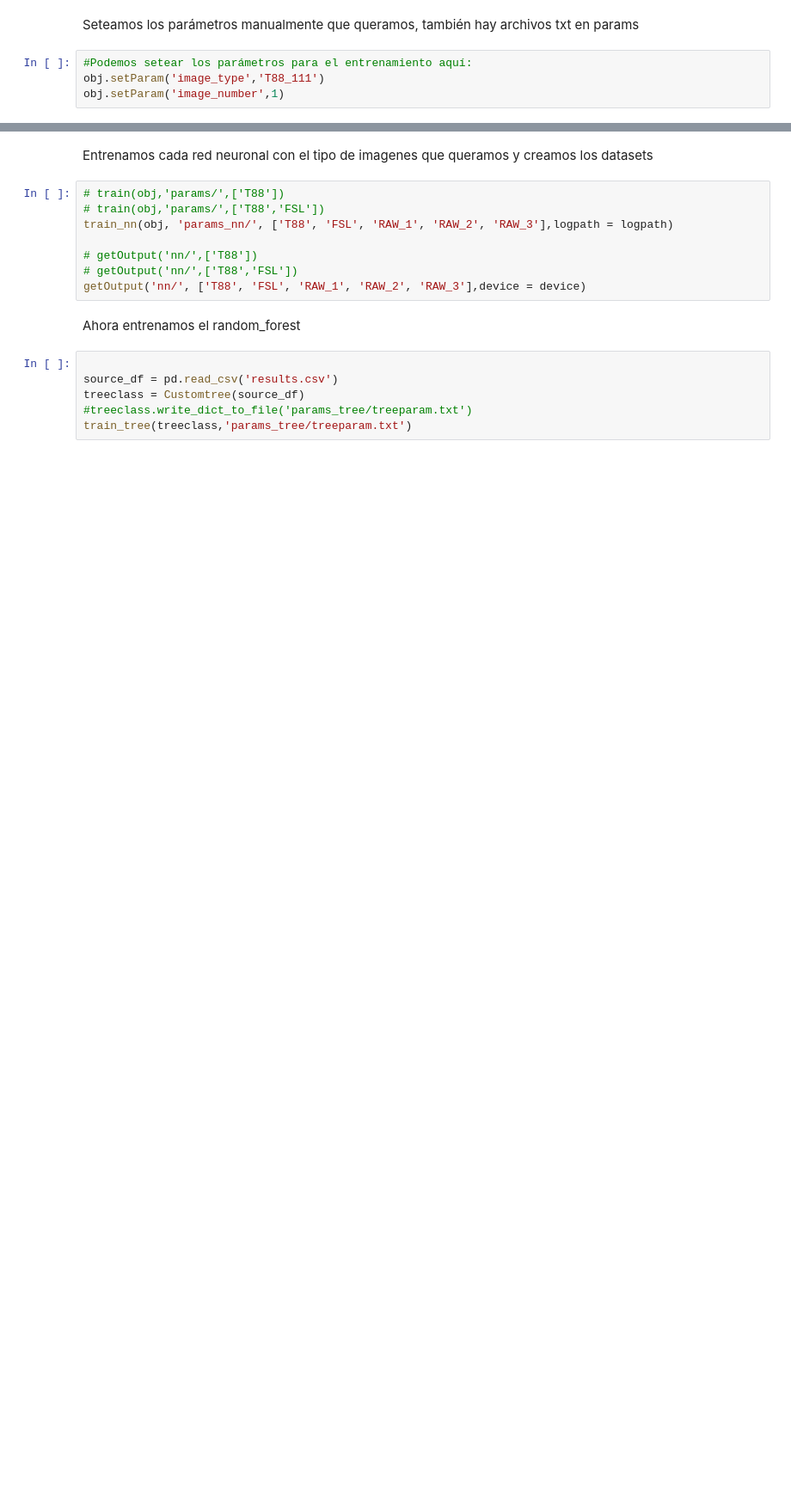
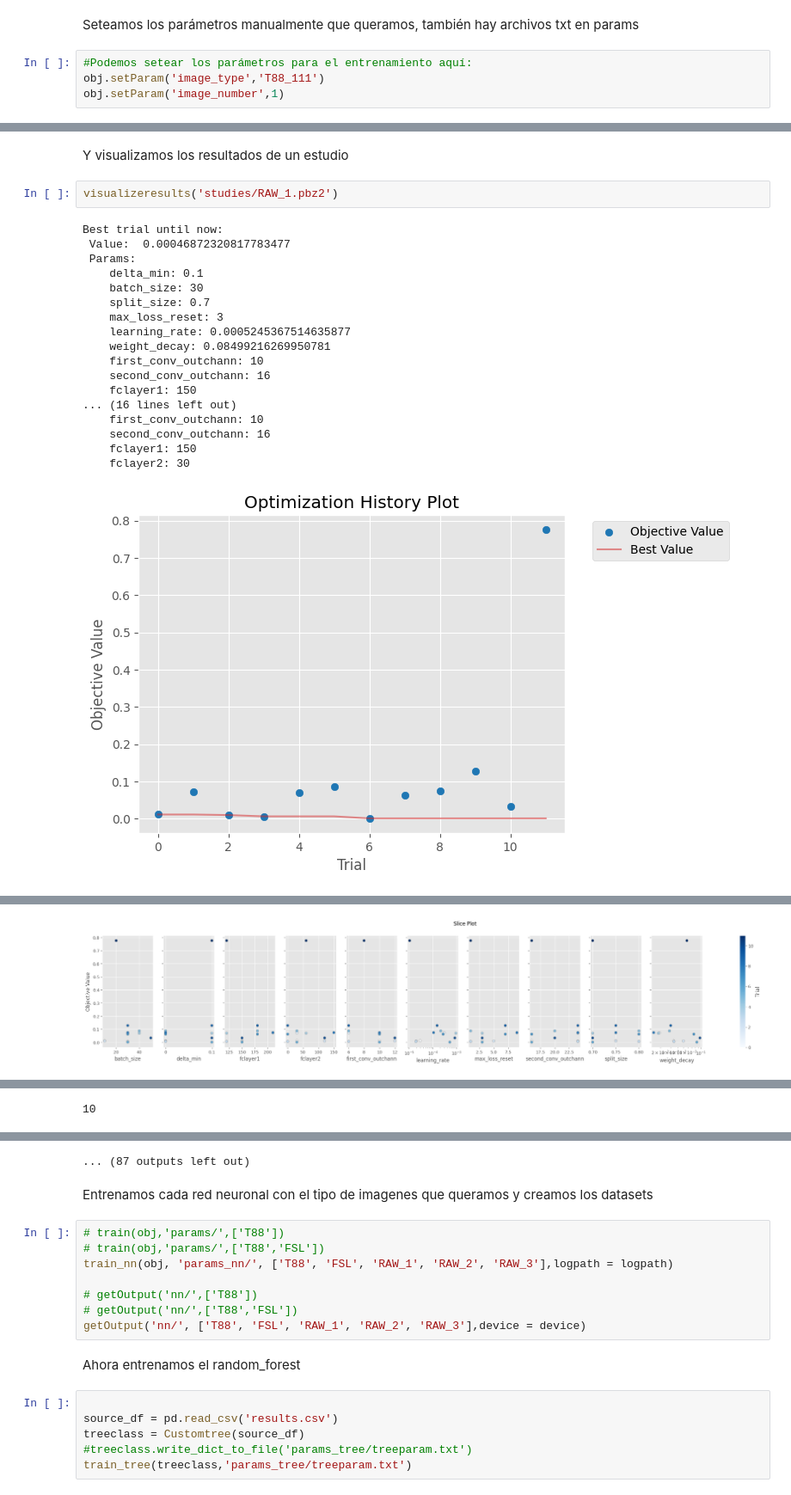
Before and after one commit to bloodclaw2000/Dementia_OASIS_Saturdays, a Jupyter notebook: dementia colab.ipynb, the cells around one changed output, grey strips where cells are left out. Shown at 86% size. Cells and saved outputs as stored; diff of their text form; blank space fills up the shorter version.

```diff
--- a/dementia colab.ipynb
+++ b/dementia colab.ipynb
@@ -130,0 +258,23 @@ obj.setParam('image_number',1)
+# %% [markdown]
+Y visualizamos los resultados de un estudio
+# %%
+visualizeresults('studies/RAW_1.pbz2')
+# %% [output]
+Best trial until now:
+ Value:  0.00046872320817783477
+ Params:
+    delta_min: 0.1
+    batch_size: 30
+    split_size: 0.7
+    max_loss_reset: 3
+    learning_rate: 0.0005245367514635877
+    weight_decay: 0.08499216269950781
+    first_conv_outchann: 10
+    second_conv_outchann: 16
+    fclayer1: 150
+... (16 lines left out)
+    first_conv_outchann: 10
+    second_conv_outchann: 16
+    fclayer1: 150
+    fclayer2: 30
+[figure, added]
@@ -130,0 +283 @@ obj.setParam('image_number',1)
+[figure, added]
@@ -130,0 +285 @@ obj.setParam('image_number',1)
+10
@@ -131,3 +291,4 @@ obj.setParam('image_number',1)
+... (87 outputs left out)
 # %% [markdown]
 Entrenamos cada red neuronal con el tipo de imagenes que queramos y creamos los datasets
 # %%
```
Also changed, not shown: parts of 11 cells of this notebook.
